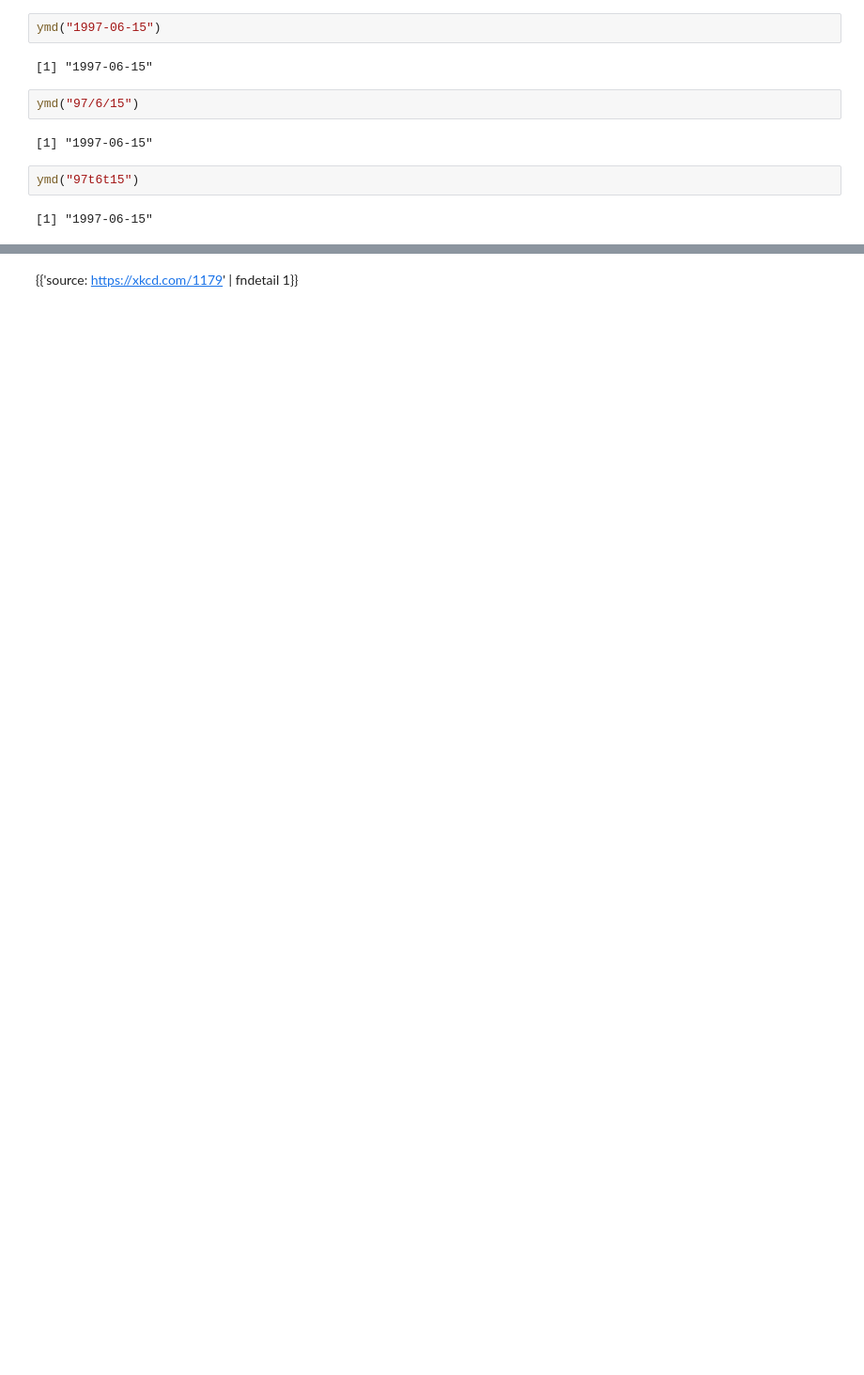
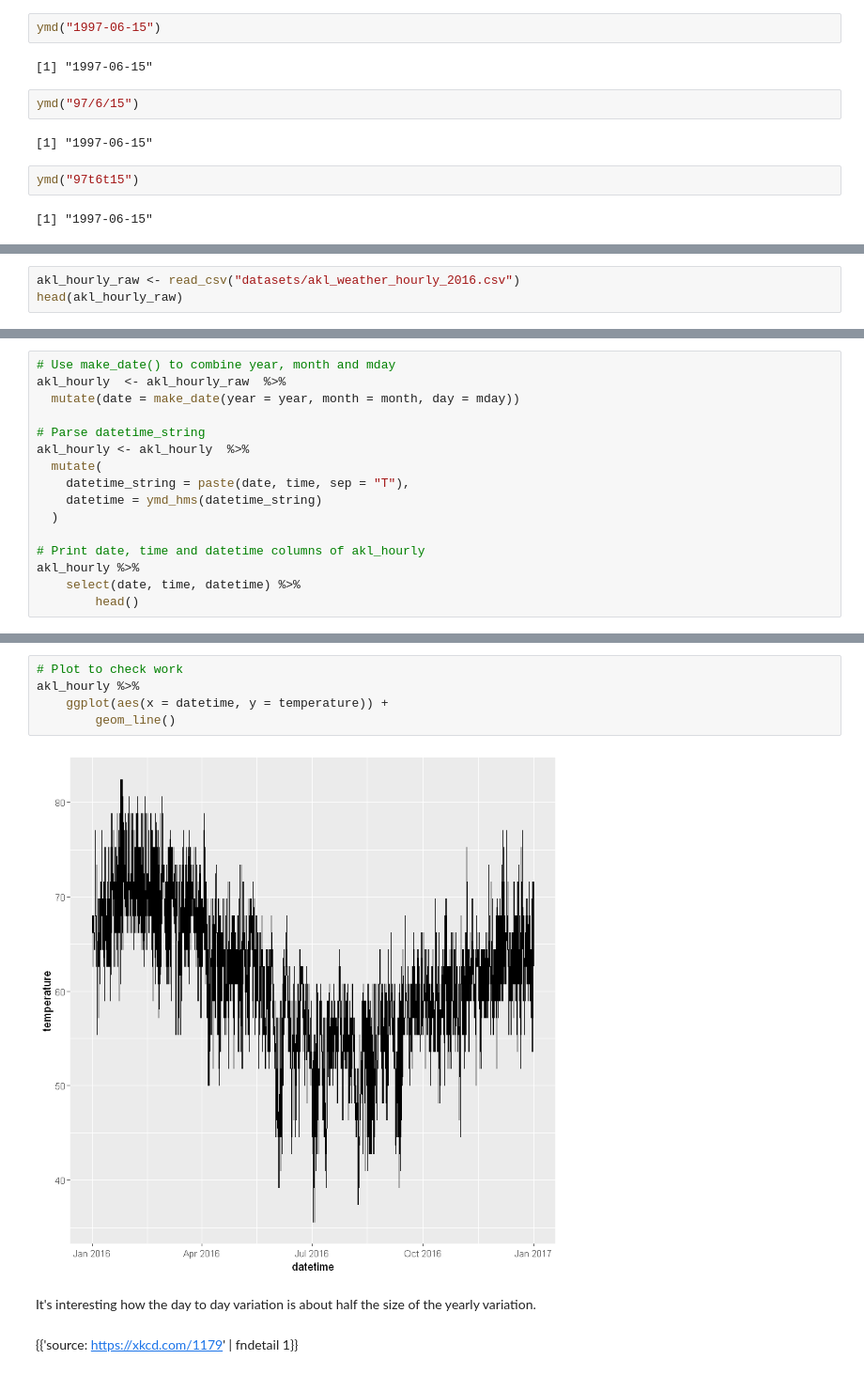
Before and after one commit to VictorOmondi1997/Working-with-Dates-and-Times-in-R, a Jupyter notebook: Working with Dates and Times in R.ipynb, the cells around one changed output, grey strips where cells are left out. Shown at 94% size. Drawn from its saved outputs; the diff is of its cells as text; blank space fills up the shorter version.

Commit message:
Extracting parts of a datetime

```diff
--- a/Working with Dates and Times in R.ipynb
+++ b/Working with Dates and Times in R.ipynb
@@ -434,0 +558,3 @@ ymd("97t6t15")
+# %%
+akl_hourly_raw <- read_csv("datasets/akl_weather_hourly_2016.csv")
+head(akl_hourly_raw)
@@ -434,0 +584,16 @@ ymd("97t6t15")
+# %%
+# Use make_date() to combine year, month and mday
+akl_hourly  <- akl_hourly_raw  %>%
+  mutate(date = make_date(year = year, month = month, day = mday))
+
+# Parse datetime_string
+akl_hourly <- akl_hourly  %>%
+  mutate(
+    datetime_string = paste(date, time, sep = "T"),
+    datetime = ymd_hms(datetime_string)
+  )
+
+# Print date, time and datetime columns of akl_hourly
+akl_hourly %>%
+    select(date, time, datetime) %>%
+        head()
@@ -435,2 +608,11 @@ ymd("97t6t15")
+# %%
+# Plot to check work
+akl_hourly %>%
+    ggplot(aes(x = datetime, y = temperature)) +
+        geom_line()
+# %% [output]
+[figure, added]
+# %% [markdown]
+It's interesting how the day to day variation is about half the size of the yearly variation.
 # %% [markdown]
 {{'source: [https://xkcd.com/1179](https://xkcd.com/1179)' | fndetail 1}}
```
Also changed, not shown: parts of 19 cells of this notebook.
